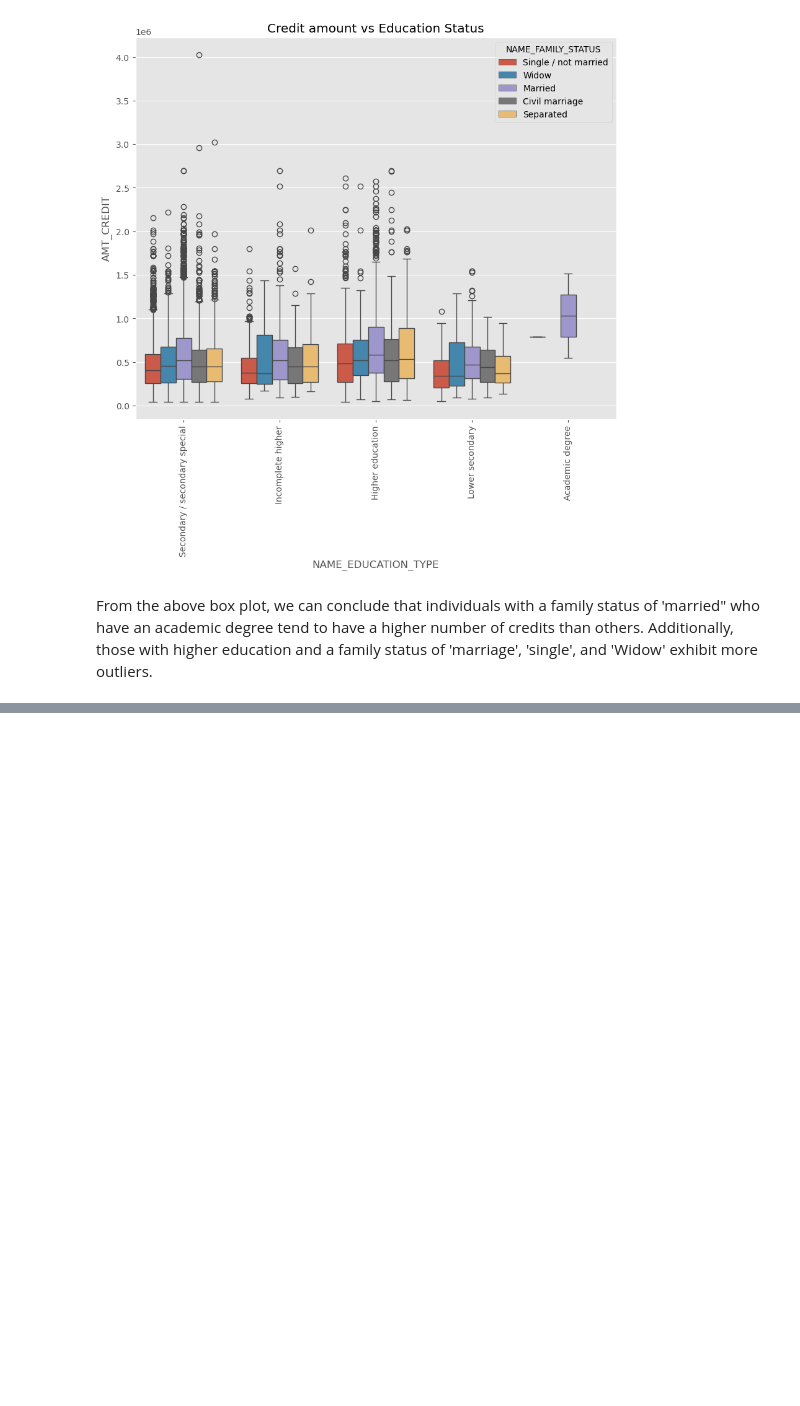
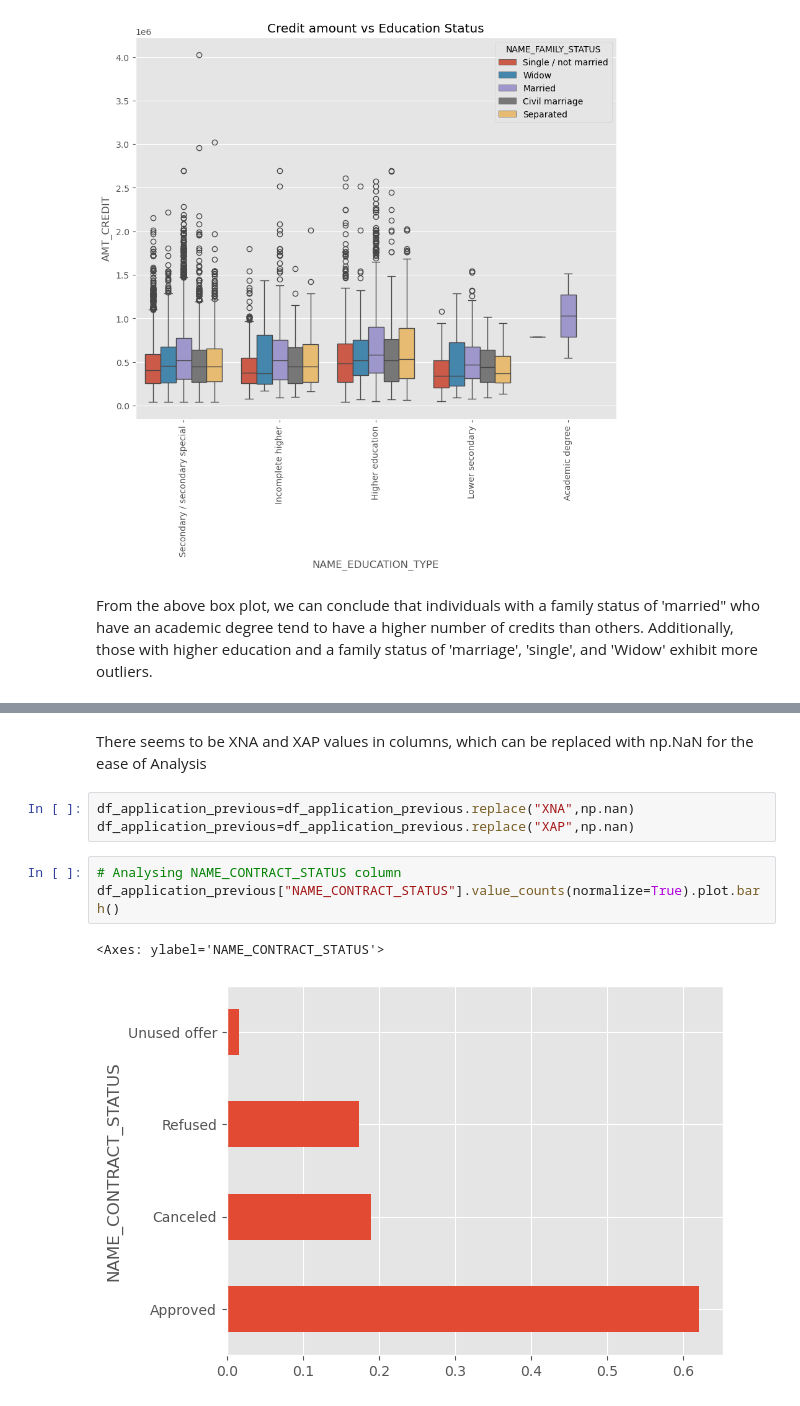
Before and after one commit to PrakNew/UpGrad, a Jupyter notebook: Credit EDA Case Study/credit-eda-case-study.ipynb, the cells around one changed output, grey strips where cells are left out. Saved outputs shown, nothing was run; the diff lists cells and outputs as text; blank space fills up the shorter version.

Commit message:
added analysis for credit eda

```diff
--- a/Credit EDA Case Study/credit-eda-case-study.ipynb
+++ b/Credit EDA Case Study/credit-eda-case-study.ipynb
@@ -848,0 +860,11 @@ From the above box plot, we can conclude that individuals with a family status o
+# %% [markdown]
+There seems to be XNA and XAP values in columns, which can be replaced with np.NaN for the ease of Analysis
+# %%
+df_application_previous=df_application_previous.replace("XNA",np.nan)
+df_application_previous=df_application_previous.replace("XAP",np.nan)
+# %%
+# Analysing NAME_CONTRACT_STATUS column
+df_application_previous["NAME_CONTRACT_STATUS"].value_counts(normalize=True).plot.barh()
+# %% [output]
+<Axes: ylabel='NAME_CONTRACT_STATUS'>
+[figure, added]
```
Also changed, not shown: parts of 26 cells of this notebook.
